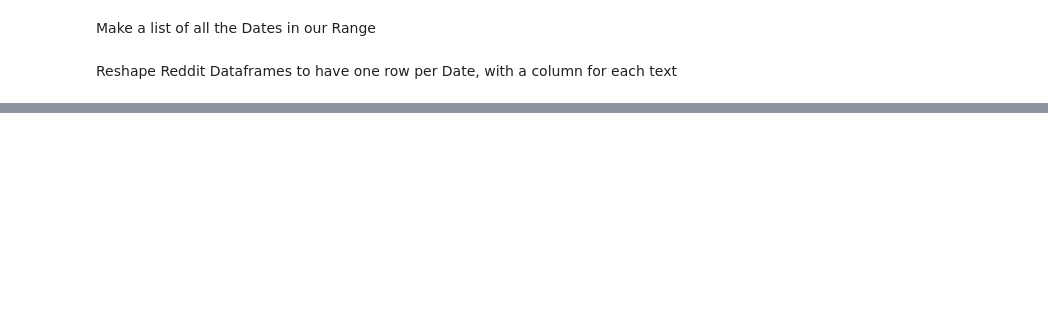
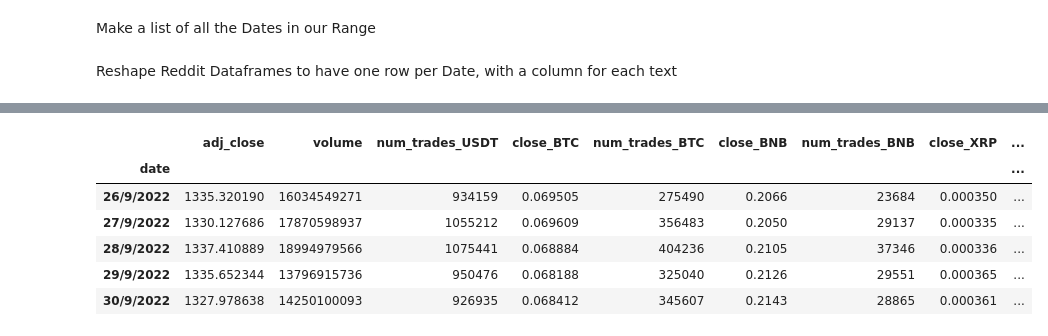
Before and after one commit to CAMAY3101/KALIK, a Jupyter notebook: data/Preprocess/cleanup.ipynb, the cells around one changed output, grey strips where cells are left out. Saved outputs shown, nothing was run; the diff lists cells and outputs as text; code cells hidden in the pictures; blank space fills up the shorter version.

```diff
--- a/data/Preprocess/cleanup.ipynb
+++ b/data/Preprocess/cleanup.ipynb
@@ -282,0 +306,10 @@ print(df_finance.head())
+# %%
+df_finance.tail()
+# %% [output]
+|  | adj_close | volume | num_trades_USDT | close_BTC | num_trades_BTC | close_BNB | num_trades_BNB | close_XRP | ... |
+| date |  |  |  |  |  |  |  |  | ... |
+| 26/9/2022 | 1335.320190 | 16034549271 | 934159 | 0.069505 | 275490 | 0.2066 | 23684 | 0.000350 | ... |
+| 27/9/2022 | 1330.127686 | 17870598937 | 1055212 | 0.069609 | 356483 | 0.2050 | 29137 | 0.000335 | ... |
+| 28/9/2022 | 1337.410889 | 18994979566 | 1075441 | 0.068884 | 404236 | 0.2105 | 37346 | 0.000336 | ... |
+| 29/9/2022 | 1335.652344 | 13796915736 | 950476 | 0.068188 | 325040 | 0.2126 | 29551 | 0.000365 | ... |
+| 30/9/2022 | 1327.978638 | 14250100093 | 926935 | 0.068412 | 345607 | 0.2143 | 28865 | 0.000361 | ... |
```
Also changed, not shown: parts of 25 cells of this notebook, 1 other file.
